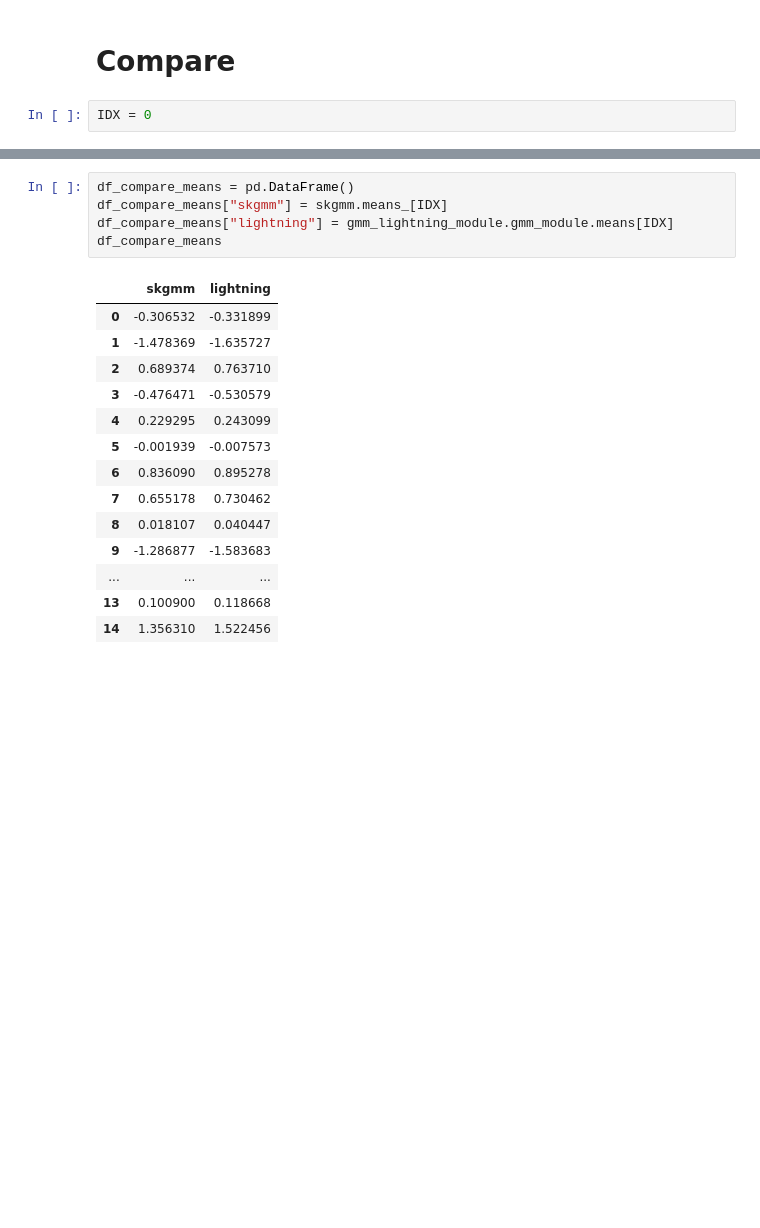
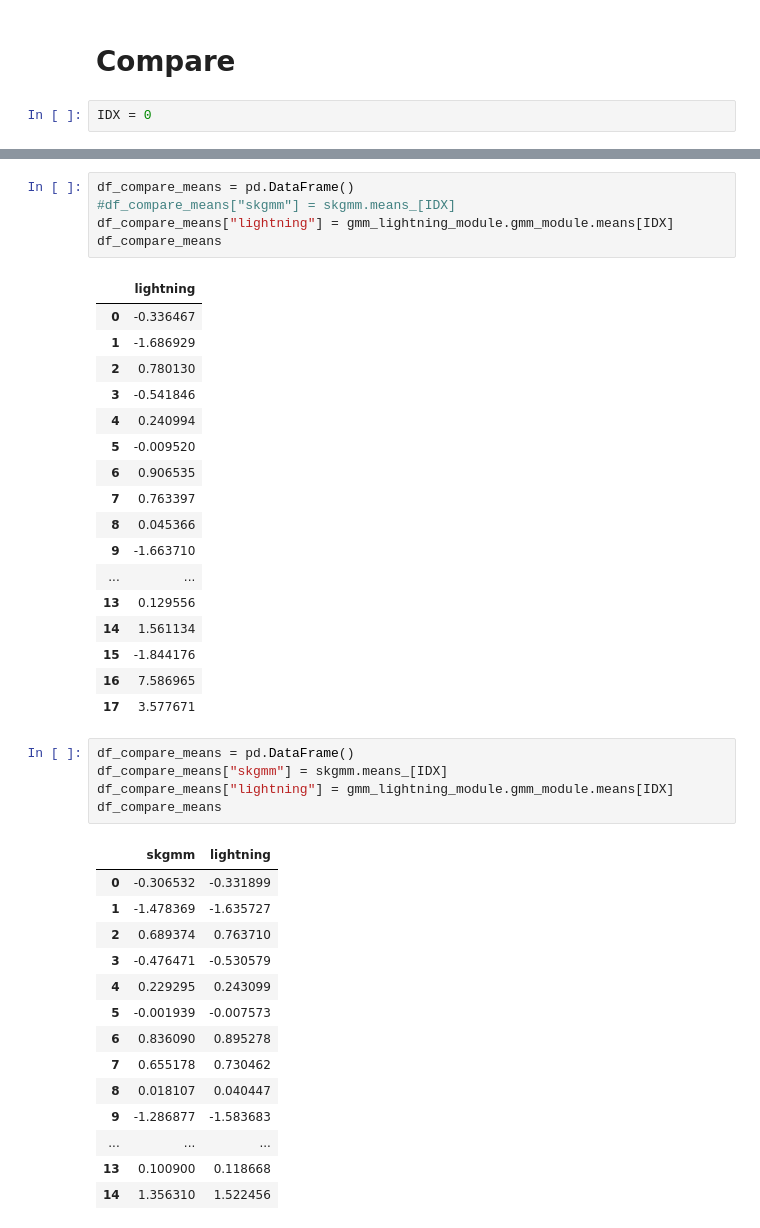
Before and after one commit to OpenSynth-energy/OpenSynth, a Jupyter notebook: notebooks/faraday/gmm_batch_implementation_simplified.ipynb, the cells around one changed output, grey strips where cells are left out. Saved outputs shown, nothing was run; the diff lists cells and outputs as text; blank space fills up the shorter version.

```diff
--- a/notebooks/faraday/gmm_batch_implementation_simplified.ipynb
+++ b/notebooks/faraday/gmm_batch_implementation_simplified.ipynb
@@ -266,3 +290,26 @@ IDX = 0
+# %%
+df_compare_means = pd.DataFrame()
+#df_compare_means["skgmm"] = skgmm.means_[IDX]
+df_compare_means["lightning"] = gmm_lightning_module.gmm_module.means[IDX]
+df_compare_means
+# %% [output]
+|  | lightning |
+| 0 | -0.336467 |
+| 1 | -1.686929 |
+| 2 | 0.780130 |
+| 3 | -0.541846 |
+| 4 | 0.240994 |
+| 5 | -0.009520 |
+| 6 | 0.906535 |
+| 7 | 0.763397 |
+| 8 | 0.045366 |
+| 9 | -1.663710 |
+| ... | ... |
+| 13 | 0.129556 |
+| 14 | 1.561134 |
+| 15 | -1.844176 |
+| 16 | 7.586965 |
+| 17 | 3.577671 |
 # %%
 df_compare_means = pd.DataFrame()
 df_compare_means["skgmm"] = skgmm.means_[IDX]
```
Also changed, not shown: parts of 6 cells of this notebook, 3 other files.
